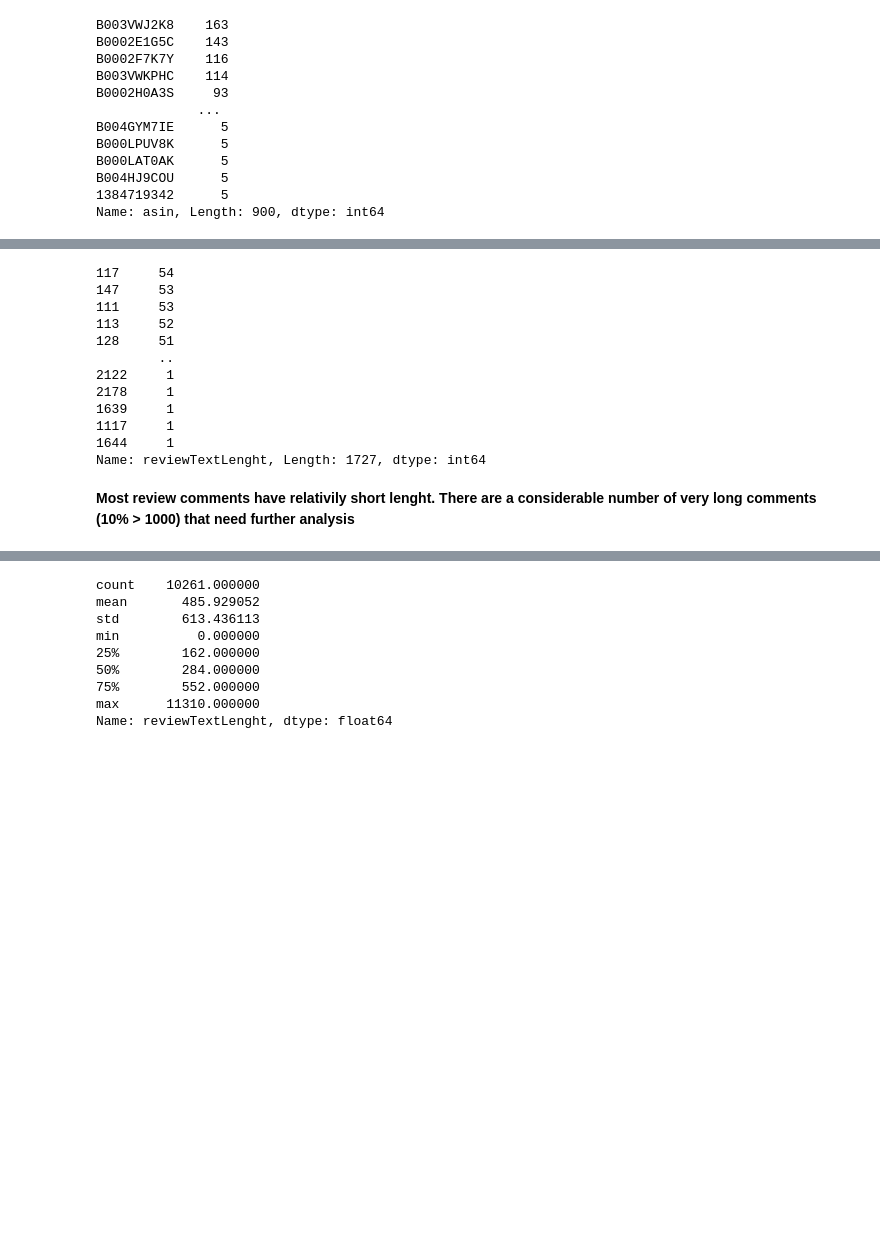
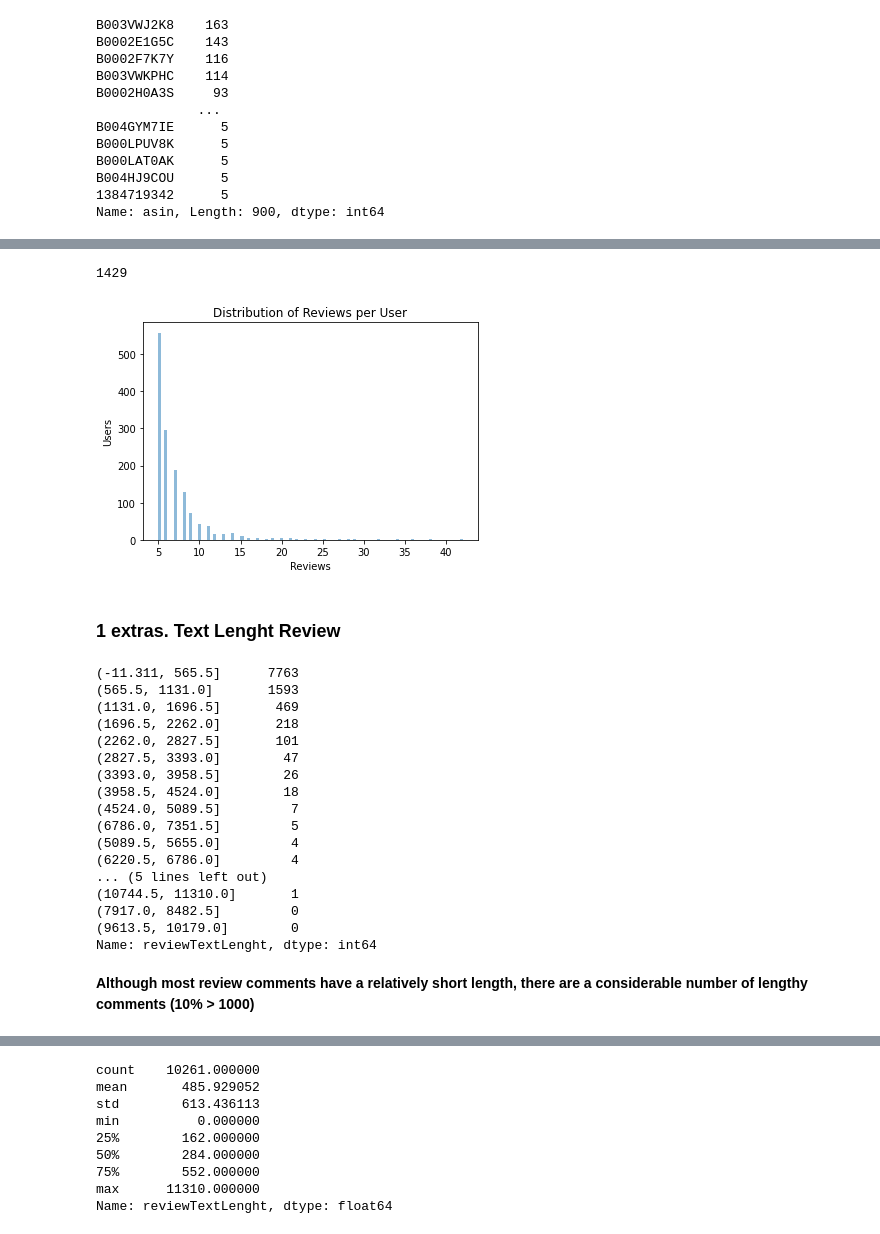
Before and after one commit to naromerol/S3-COMP262, a Jupyter notebook: Project/COMP262_NLP_Project.ipynb, the cells around one changed output, grey strips where cells are left out. Cells and saved outputs as stored; diff of their text form; code cells hidden in the pictures; blank space fills up the shorter version.

```diff
--- a/Project/COMP262_NLP_Project.ipynb
+++ b/Project/COMP262_NLP_Project.ipynb
@@ -169,20 +206,42 @@ Rating   Distribution
+# %%
+# Total number of unique users (reviewers)
+df.reviewerID.nunique()
+# %% [output]
+1429
+# %%
+plt.hist(df['reviewerID'].value_counts(),num_bin,alpha=0.5)
+plt.xlabel('Reviews')
+plt.ylabel('Users')
+plt.title('Distribution of Reviews per User')
+plt.show()
+# %% [output]
+[figure, added]
+# %% [markdown]
+### 1 extras. Text Lenght Review
 # %%
+# Distribution of the review text lenghts
+
 df['reviewTextLenght'] = df['reviewText'].apply(len)
-#df.reviewTextLenght.value_counts(bins=10)
+df.reviewTextLenght.value_counts(bins=20)
 #df.reviewTextLenght.value_counts(normalize=True)
-df.reviewTextLenght.value_counts()
+#df.reviewTextLenght.value_counts()
 # %% [output]
-117     54
-147     53
-111     53
-113     52
-128     51
-        ..
-2122     1
-2178     1
-1639     1
-1117     1
-1644     1
-Name: reviewTextLenght, Length: 1727, dtype: int64
+(-11.311, 565.5]      7763
+(565.5, 1131.0]       1593
+(1131.0, 1696.5]       469
+(1696.5, 2262.0]       218
+(2262.0, 2827.5]       101
+(2827.5, 3393.0]        47
+(3393.0, 3958.5]        26
+(3958.5, 4524.0]        18
+(4524.0, 5089.5]         7
+(6786.0, 7351.5]         5
+(5089.5, 5655.0]         4
+(6220.5, 6786.0]         4
+... (5 lines left out)
+(10744.5, 11310.0]       1
+(7917.0, 8482.5]         0
+(9613.5, 10179.0]        0
+Name: reviewTextLenght, dtype: int64
 # %% [markdown]
-**Most review comments have relativily short lenght. There are a considerable number of very long comments (10% > 1000) that need further analysis**
+**Although most review comments have a relatively short length, there are a considerable number of lengthy comments (10% > 1000)**
```
Also changed, not shown: parts of 43 cells of this notebook, 9 other files.
